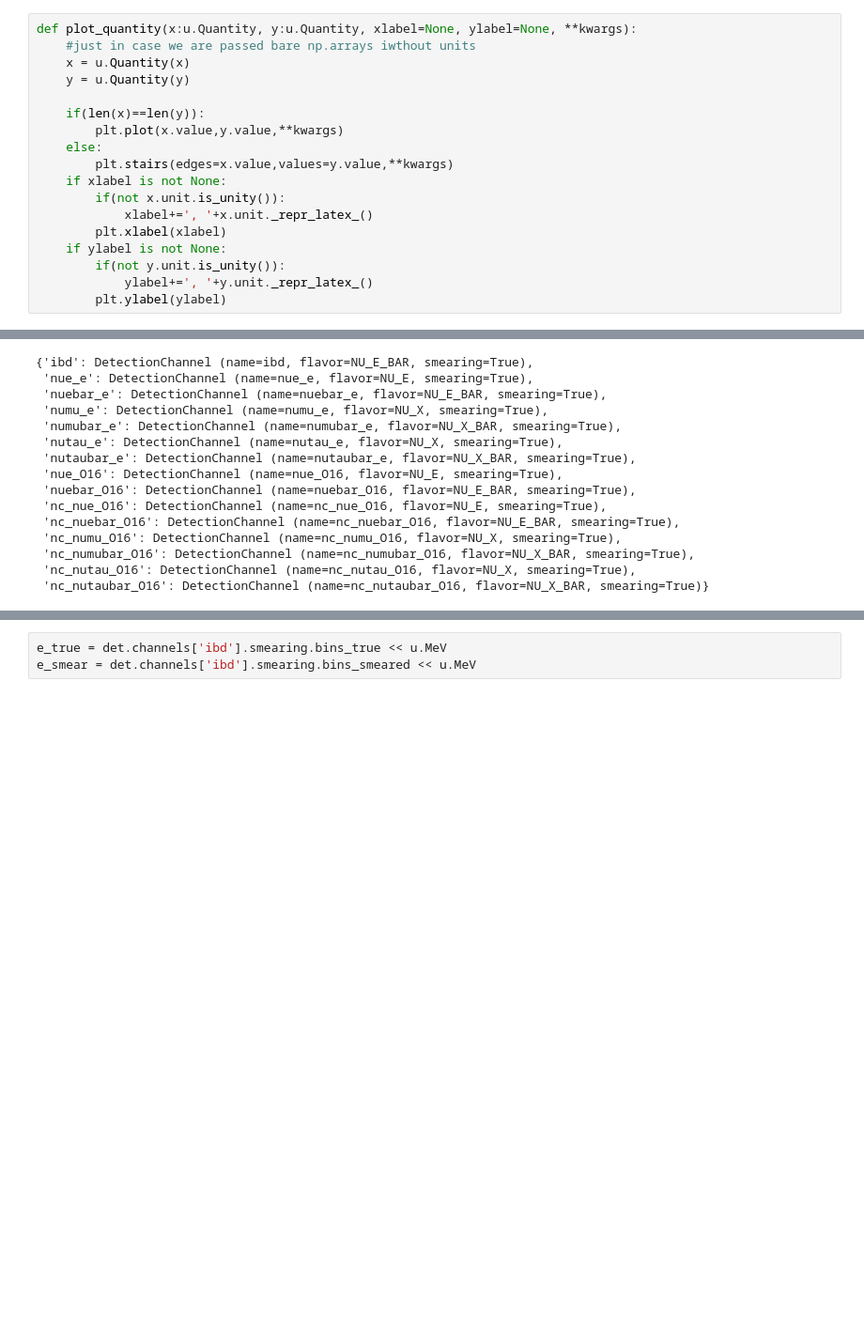
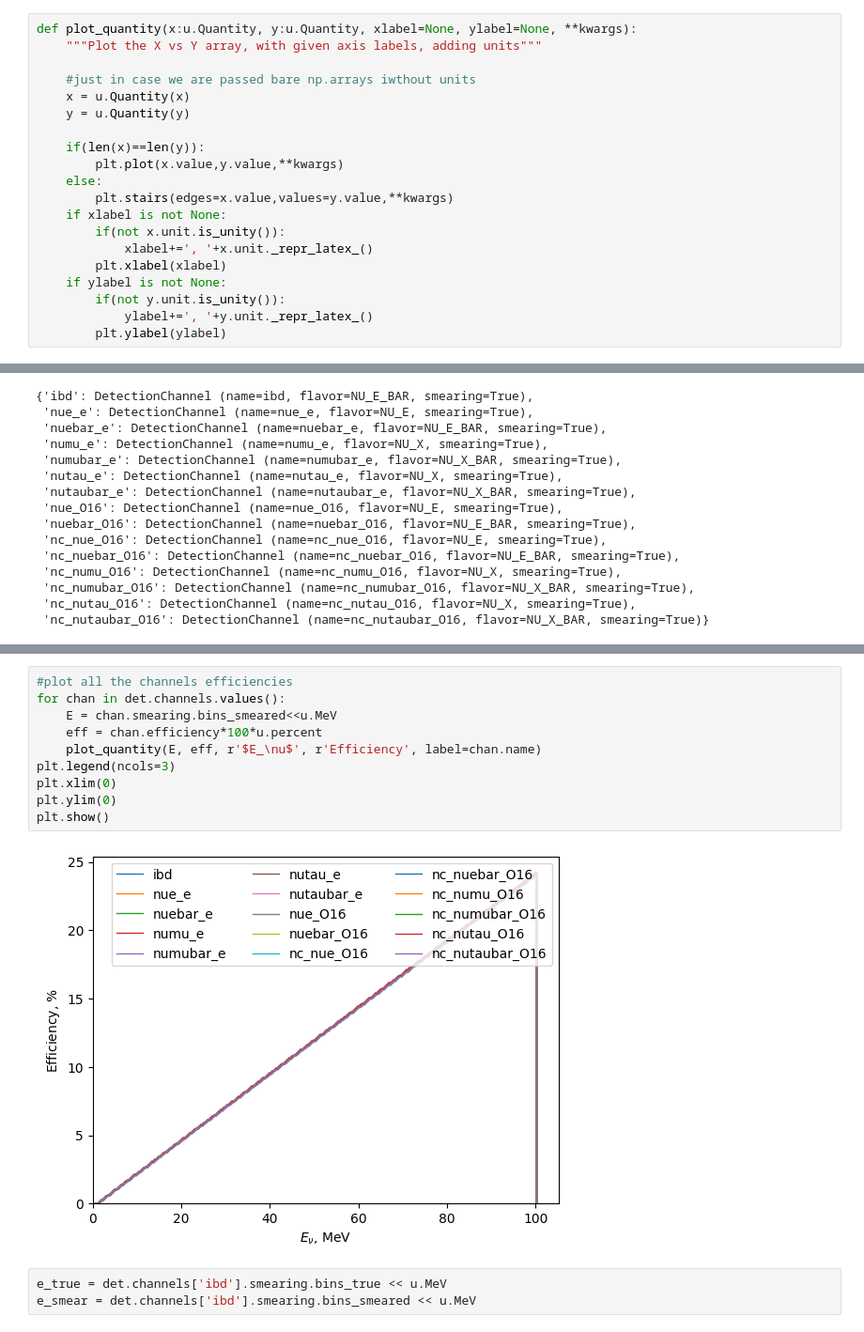
Before and after one commit to SNEWS2/snewpy, a Jupyter notebook: doc/nb/Detector_demo.ipynb, the cells around one changed output, grey strips where cells are left out. Shown at 94% size. Drawn from its saved outputs; the diff is of its cells as text; blank space fills up the shorter version.

```diff
--- a/doc/nb/Detector_demo.ipynb
+++ b/doc/nb/Detector_demo.ipynb
@@ -14,6 +14,8 @@ def plot_matrix(m: SmearingMatrix):
     plt.ylabel('$E_{smeared}$, '+m.bins_smeared.unit._repr_latex_())
 # %%
 def plot_quantity(x:u.Quantity, y:u.Quantity, xlabel=None, ylabel=None, **kwargs):
+    """Plot the X vs Y array, with given axis labels, adding units"""
+
     #just in case we are passed bare np.arrays iwthout units
     x = u.Quantity(x)
     y = u.Quantity(y)
@@ -82,6 +124,18 @@ plt.ylim(1e-46, 1e-37)
 plt.show()
 # %% [output]
 [figure]
+# %%
+#plot all the channels efficiencies
+for chan in det.channels.values():
+    E = chan.smearing.bins_smeared<<u.MeV
+    eff = chan.efficiency*100*u.percent
+    plot_quantity(E, eff, r'$E_\nu$', r'Efficiency', label=chan.name)
+plt.legend(ncols=3)
+plt.xlim(0)
+plt.ylim(0)
+plt.show()
+# %% [output]
+[figure, added]
 # %%
 e_true = det.channels['ibd'].smearing.bins_true << u.MeV
 e_smear = det.channels['ibd'].smearing.bins_smeared << u.MeV
```
Also changed, not shown: parts of 15 cells of this notebook.
